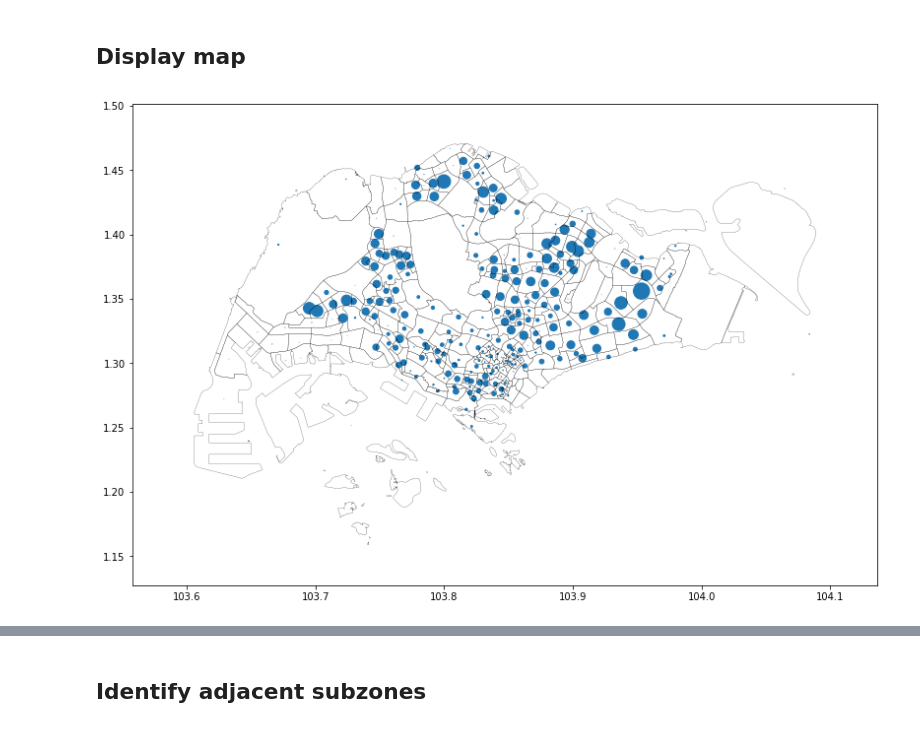
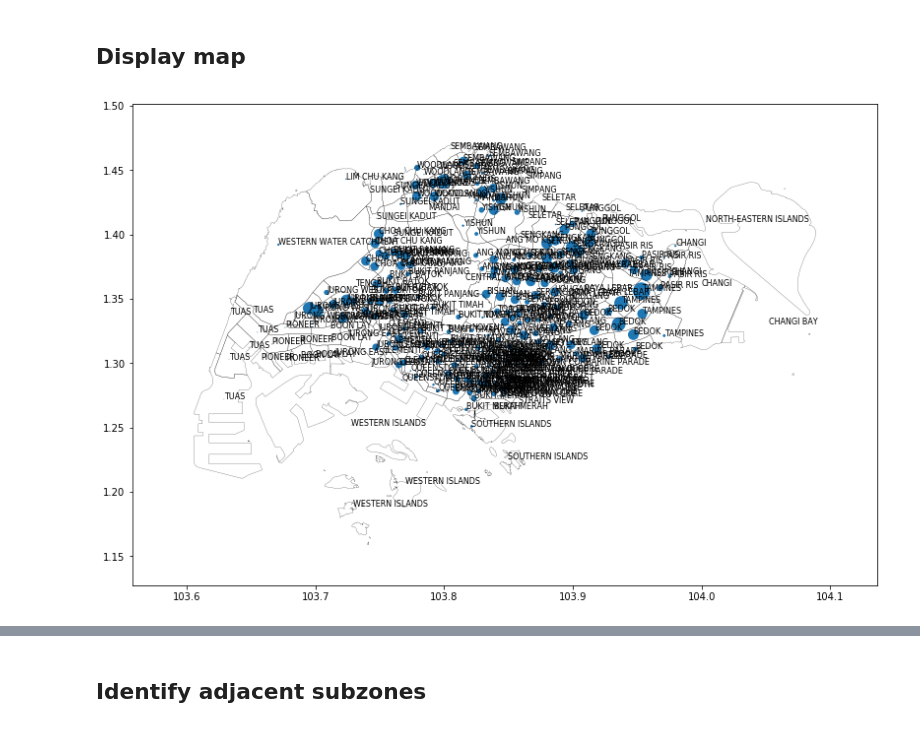
Before and after one commit to tonghuikang/draw-sgp-electoral-boundaries, a Jupyter notebook: preprocessing/process_kml.ipynb, the cells around one changed output, grey strips where cells are left out. Cells and saved outputs as stored; diff of their text form; code cells hidden in the pictures.

```diff
--- a/preprocessing/process_kml.ipynb
+++ b/preprocessing/process_kml.ipynb
@@ -105,7 +106,8 @@ for placemark in placemarks:
          for ring in placemark.text[14:].strip().split("\n\n\n\n\n")]
     ])
 # %%
-df = pd.DataFrame(placemark_data, columns=["id", "TOTAL", "SUBZONE_N", "PLN_AREA_N", "boundary"])
+df = pd.DataFrame(placemark_data,
+                  columns=["id", "TOTAL", "SUBZONE_N", "PLN_AREA_N", "boundary"])
 # %%
 sum(df["TOTAL"])
 # %% [output]
@@ -151,18 +153,22 @@ len([x for x in df["TOTAL"] if x > 30000])
 # %%
 %%time
 fig, ax = plt.subplots(figsize=(14,9))
 plt.scatter(df["x_centre"], df["y_centre"], df["TOTAL"]/500)
 lines = []
+
+for i,(x,y,z) in enumerate(zip(df["x_centre"], df["y_centre"], df["PLN_AREA_N"])):
+    plt.text(x,y,z,fontsize=8)
+
 for rings in df["boundary"]:
     for b in rings:
         n = len(b)
         for e,_ in enumerate(b):
             lines.append([[b[e%n][0], b[e%n][1]], [b[(e+1)%n][0], b[(e+1)%n][1]]])
 lc = mc.LineCollection(lines, colors="black", linewidths=0.2)
 ax.add_collection(lc)
 ax.autoscale()
 ax.set_aspect(1)
 ax.margins(0.1)
 plt.show()
 # %% [output]
-[figure, old version]
+[figure, new version]
```
Also changed, not shown: parts of 15 cells of this notebook, 2 other files.
